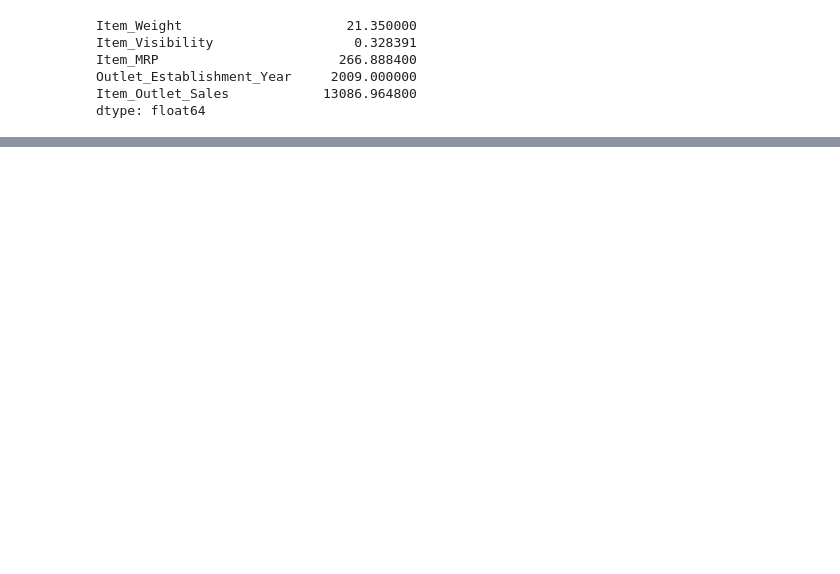
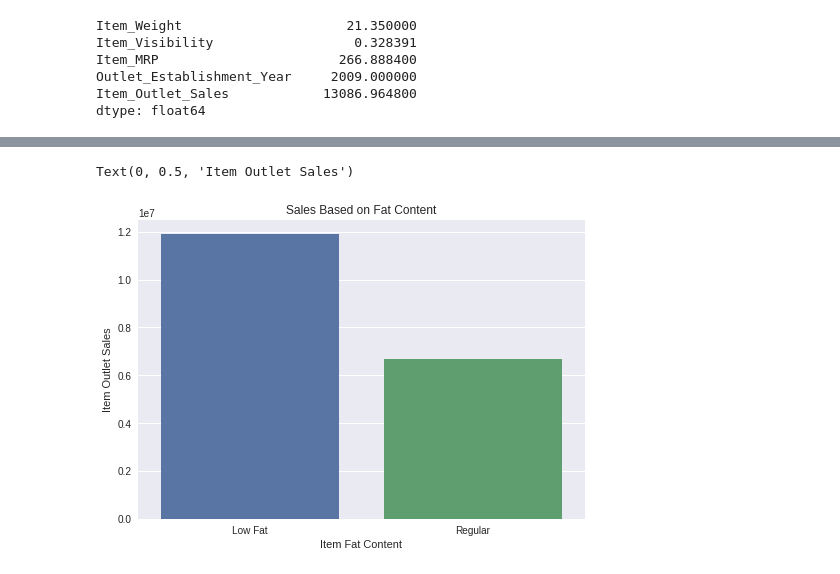
Before and after one commit to rlorey/food_sales_predictions, a Jupyter notebook: Project1.ipynb, the cells around one changed output, grey strips where cells are left out. Saved outputs shown, nothing was run; the diff lists cells and outputs as text; code cells hidden in the pictures; blank space fills up the shorter version.

```diff
--- a/Project1.ipynb
+++ b/Project1.ipynb
@@ -304,0 +333,12 @@ df[["Item_Weight", "Item_Visibility", 'Item_MRP', 'Outlet_Establishment_Year', '
+# %%
+plt.style.use('seaborn')
+
+
+fatContent_sales = df.groupby(['Item_Fat_Content'])[['Item_Outlet_Sales']].sum().reset_index()
+sns.barplot(data = fatContent_sales, x = 'Item_Fat_Content', y = 'Item_Outlet_Sales');
+plt.title('Sales Based on Fat Content')
+plt.xlabel('Item Fat Content')
+plt.ylabel('Item Outlet Sales')
+# %% [output]
+Text(0, 0.5, 'Item Outlet Sales')
+[figure, added]
```
Also changed, not shown: parts of 21 cells of this notebook.
